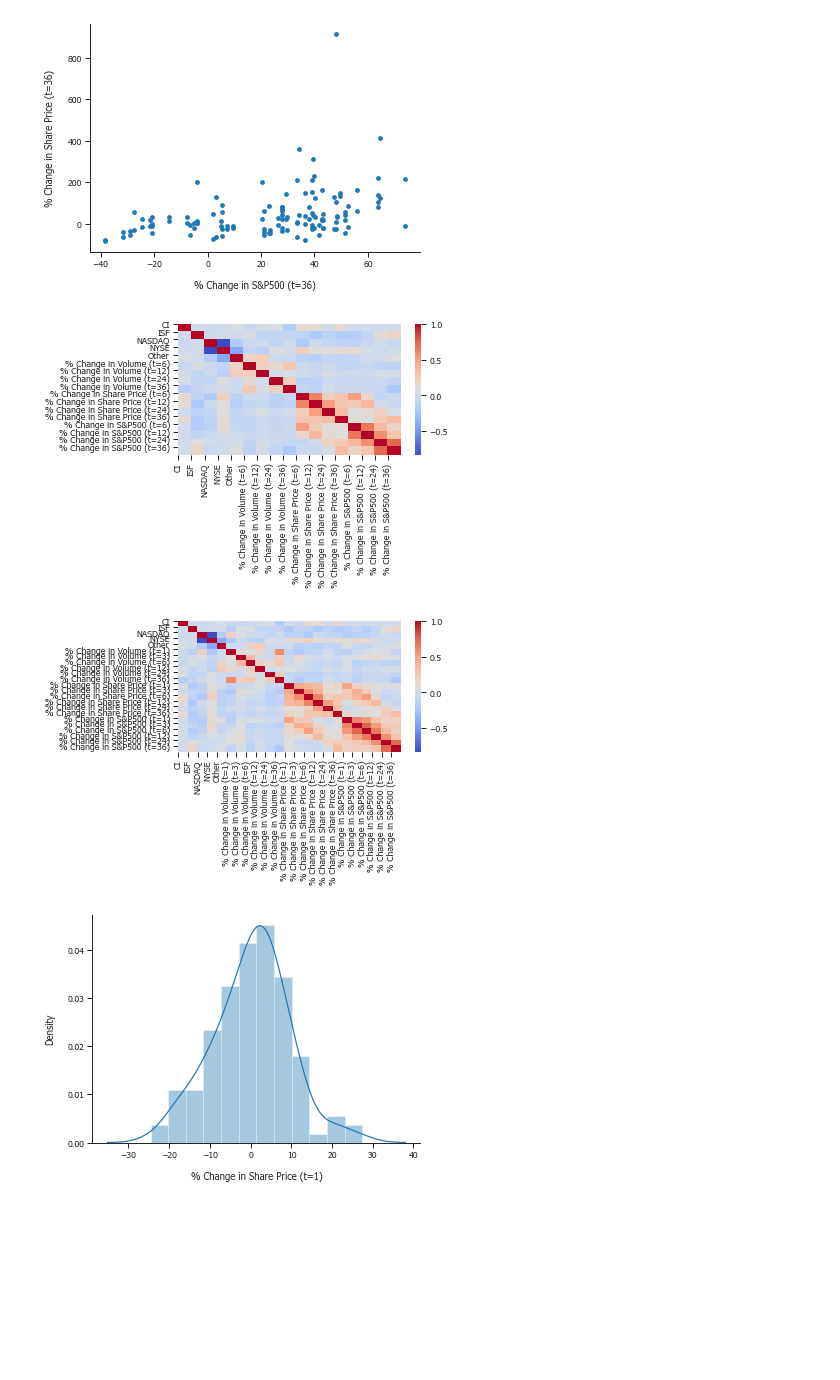
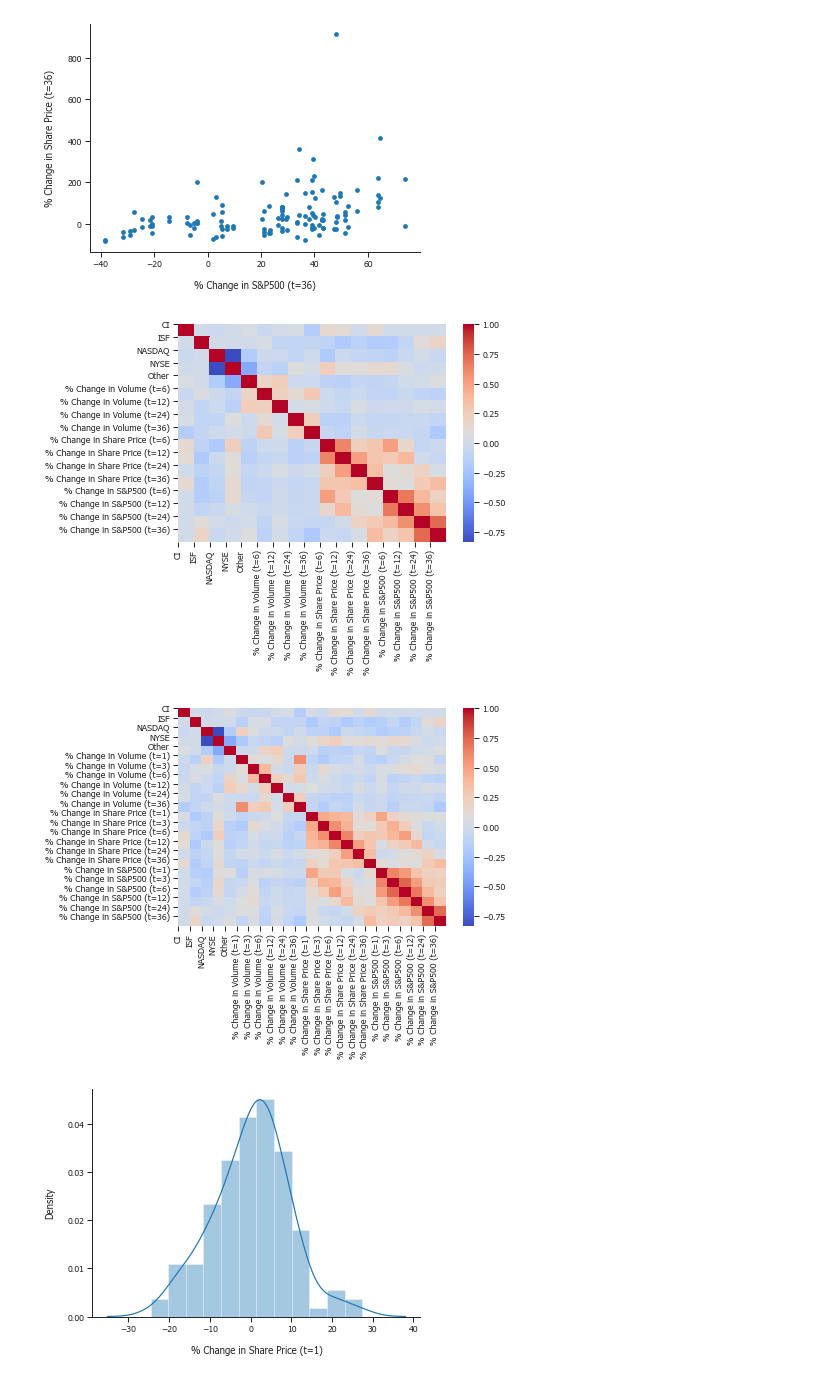
Before and after one commit to SolB77/Managerial-Economics-Senior-Thesis, a Jupyter notebook: Summary Statistics, Regression Analysis, and Visualizations.ipynb, the cells around one changed output. Saved outputs shown, nothing was run; the diff lists cells and outputs as text; code cells hidden in the pictures; blank space fills up the shorter version.

```diff
--- a/Summary Statistics, Regression Analysis, and Visualizations.ipynb
+++ b/Summary Statistics, Regression Analysis, and Visualizations.ipynb
@@ -250,22 +250,21 @@ SP500vsThreeY.figure.savefig("Regression Output:Visualizations/EDA Plots/Scatter
 # %%
 #Heatmap of Data for t=(6,12,24,36)
 long_term_data = data[['CI', 'ISF', 'NASDAQ', 'NYSE', 'Other' ,'six_m_diff_volume', 'one_y_diff_volume',
        'two_y_diff_volume', 'three_y_diff_volume', 'six_m_diff_shareprice',
        'one_y_diff_shareprice', 'two_y_diff_shareprice',
        'three_y_diff_shareprice', 'six_m_diff_sp500', 'one_y_diff_sp500', 'two_y_diff_sp500',
        'three_y_diff_sp500']]
 HeatMap = sns.heatmap(long_term_data.corr(),annot=False,cmap='coolwarm')#.set_title("Figure 11. Correlation Matrix/Heat Map",loc='left',fontdict={'fontweight':'bold'})
 HeatMap.set_xticks(range(0,17))
 HeatMap.set_xticklabels(['CI', 'ISF', 'NASDAQ', 'NYSE', 'Other', '% Change in Volume (t=6)',
        '% Change in Volume (t=12)', '% Change in Volume (t=24)','% Change in Volume (t=36)', '% Change in Share Price (t=6)', '% Change in Share Price (t=12)', '% Change in Share Price (t=24)', '% Change in Share Price (t=36)', '% Change in S&P500 (t=6)', '% Change in S&P500 (t=12)', '% Change in S&P500 (t=24)', '% Change in S&P500 (t=36)'])
 HeatMap.set_yticks(range(0,17))
 HeatMap.set_yticklabels(['CI', 'ISF', 'NASDAQ', 'NYSE', 'Other', '% Change in Volume (t=6)',
        '% Change in Volume (t=12)', '% Change in Volume (t=24)','% Change in Volume (t=36)', '% Change in Share Price (t=6)', '% Change in Share Price (t=12)', '% Change in Share Price (t=24)', '% Change in Share Price (t=36)', '% Change in S&P500 (t=6)', '% Change in S&P500 (t=12)', '% Change in S&P500 (t=24)', '% Change in S&P500 (t=36)'])
-plt.tight_layout()
+HeatMap.figure.savefig("Regression Output:Visualizations/EDA Plots/Heatmap/heatmap.png",bbox_inches='tight')
 plt.show()
-HeatMap.figure.savefig("Regression Output:Visualizations/EDA Plots/Heatmap/heatmap.png",bbox_inches='tight')
 # %% [output]
-[figure, old version]
+[figure, new version]
 # %%
 #Heatmap of All the Data
 HeatMap = sns.heatmap(data.loc[:,'CI':'three_y_diff_sp500'].corr(),annot=False,cmap='coolwarm')#.set_title("Figure 11. Correlation Matrix/Heat Map",loc='left',fontdict={'fontweight':'bold'})
@@ -279,11 +278,10 @@ HeatMap.set_yticklabels(['CI', 'ISF', 'NASDAQ', 'NYSE', 'Other',
        '% Change in Volume (t=1)', '% Change in Volume (t=3)', '% Change in Volume (t=6)',
        '% Change in Volume (t=12)', '% Change in Volume (t=24)','% Change in Volume (t=36)', '% Change in Share Price (t=1)',
        '% Change in Share Price (t=3)', '% Change in Share Price (t=6)', '% Change in Share Price (t=12)', '% Change in Share Price (t=24)', '% Change in Share Price (t=36)', '% Change in S&P500 (t=1)', '% Change in S&P500 (t=3)', '% Change in S&P500 (t=6)', '% Change in S&P500 (t=12)', '% Change in S&P500 (t=24)', '% Change in S&P500 (t=36)'])
-plt.tight_layout()
+HeatMap.figure.savefig("Regression Output:Visualizations/EDA Plots/Heatmap/fullheatmap.png",bbox_inches='tight')
 plt.show()
-HeatMap.figure.savefig("Regression Output:Visualizations/EDA Plots/Heatmap/fullheatmap.png",bbox_inches='tight')
 # %% [output]
-[figure, old version]
+[figure, new version]
 # %%
 #Distributions of % Change in Share Price
 OneMDistofSharePriceDiff = sns.distplot(onemonthdata['one_m_diff_shareprice'])#.set_title("Figure 12. KDE of one_m_diff_shareprice",loc='left',fontdict={'fontweight':'bold'})
```
Also changed, not shown: 2 other files.
